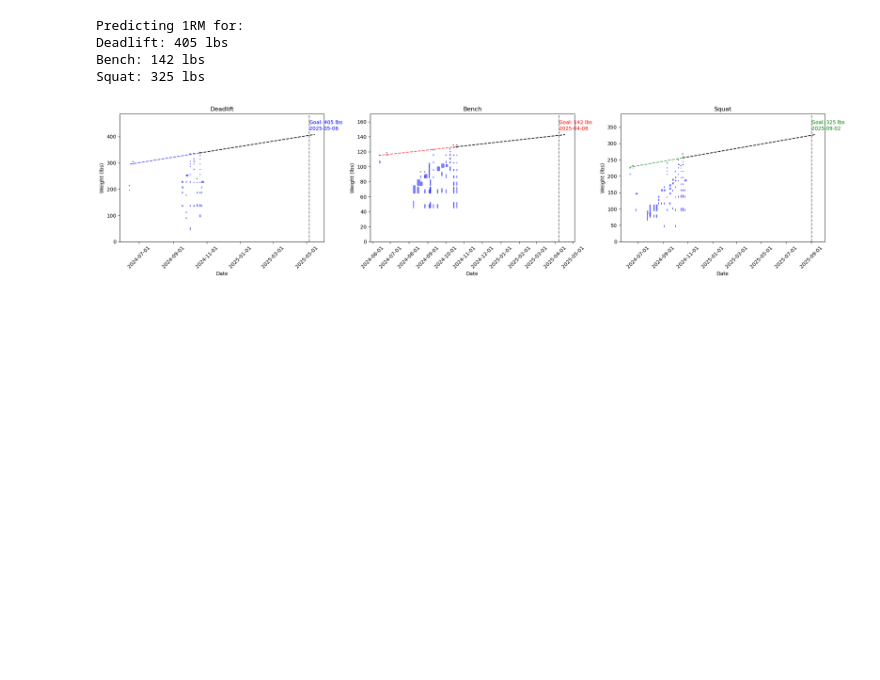
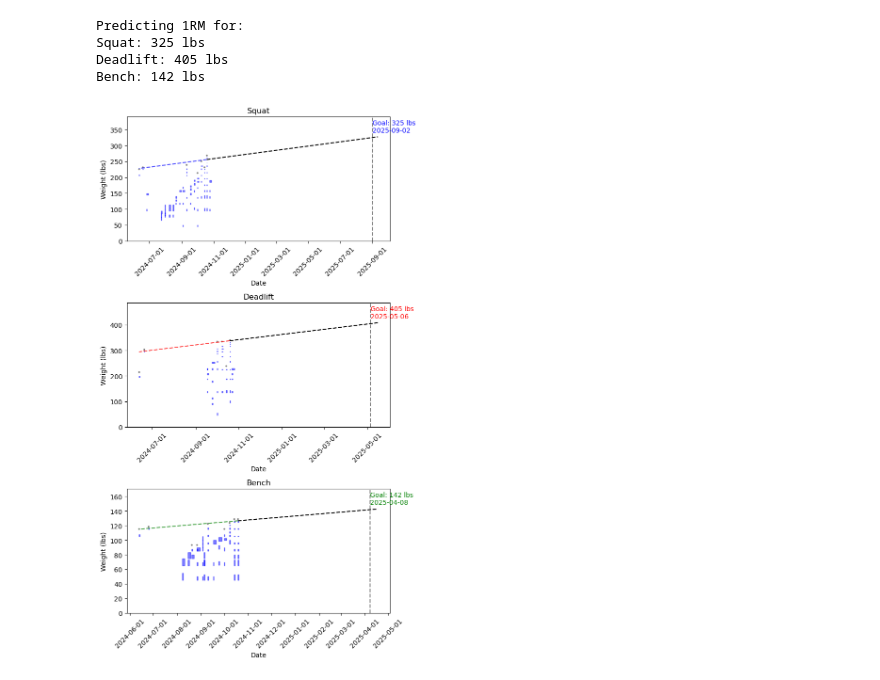
Before and after one commit to j-berg/powerlifting-models, a Jupyter notebook: weightlifting_analysis.ipynb, the cells around one changed output. Saved outputs shown, nothing was run; the diff lists cells and outputs as text; code cells hidden in the pictures; blank space fills up the shorter version.

Commit message:
update body scan data viz

```diff
--- a/weightlifting_analysis.ipynb
+++ b/weightlifting_analysis.ipynb
@@ -17,27 +17,3 @@ body_comp_url = 'https://docs.google.com/spreadsheets/d/e/2PACX-1vS9zh4VbXElt5i2
 body_comp = utils.BodyCompositionData(url=body_comp_url, sep='\t')
 # %%
 lift_data = data.split_by_lifts()
-# %%
-import matplotlib.pyplot as plt
-import matplotlib.dates as mdates
-
-# Set y-axis range from 0 to weight max + 30
-y_offset = 60
-
-# Make x,1 subplots
-fig, axs = plt.subplots(1, len(lift_data), figsize=(7 * len(lift_data), 5))
-
-for (i, lift) in enumerate(lift_data):
-    axs[i].set_ylim(0, lift_data[lift][lift + '_Weight'].max() + y_offset)
-    utils.plot_rectangles(axs[i], lift_data[lift], lift + '_Weight', 'Date', lift + '_Reps', lift + '_Sets', color='blue', label=lift)
-    axs[i].set_title(lift)
-    axs[i].set_ylabel('Weight (lbs)')
-    axs[i].set_xlabel('Date')
-
-    axs[i].xaxis_date()  # Inform matplotlib that the x-axis contains dates
-    axs[i].xaxis.set_major_formatter(mdates.DateFormatter('%Y-%m-%d'))  # Format dates
-    for label in axs[i].get_xticklabels():
-        label.set_rotation(45)
-
-plt.tight_layout()
-plt.show()
@@ -70,33 +43,33 @@ for lift in lift_rep_max:
     print(f'{lift}: {goals[lift]} lbs')
 
 # Set y-axis range from 0 to weight max + 30
 y_offset = 60
 
 # Make x,1 subplots
-fig, axs = plt.subplots(1, len(lift_data), figsize=(7 * len(lift_data), 5))
+fig, axs = plt.subplots(len(lift_data), 1, figsize=(7, 4 * len(lift_data)))
 
 colors = ['blue', 'red', 'green']
 
 for (i, lift) in enumerate(lift_data):
     c = colors[i]
     axs[i].set_ylim(0, lift_data[lift][lift + '_Weight'].max() + y_offset)
     utils.plot_rectangles(axs[i], lift_data[lift], lift + '_Weight', 'Date', lift + '_Reps', lift + '_Sets', color='blue', label=lift)
     utils.predict_future_1rm(axs[i], lift_rep_max[lift], lift, c, goals[lift])
 
     axs[i].set_title(lift)
     axs[i].set_ylabel('Weight (lbs)')
     axs[i].set_xlabel('Date')
 
     axs[i].xaxis_date()  # Inform matplotlib that the x-axis contains dates
     axs[i].xaxis.set_major_formatter(mdates.DateFormatter('%Y-%m-%d'))  # Format dates
     for label in axs[i].get_xticklabels():
         label.set_rotation(45)
 
 plt.tight_layout()
 plt.show()
 # %% [output]
 Predicting 1RM for:
+Squat: 325 lbs
 Deadlift: 405 lbs
 Bench: 142 lbs
-Squat: 325 lbs
-[figure, old version]
+[figure, new version]
```
Also changed, not shown: parts of 2 cells of this notebook, 3 other files.
